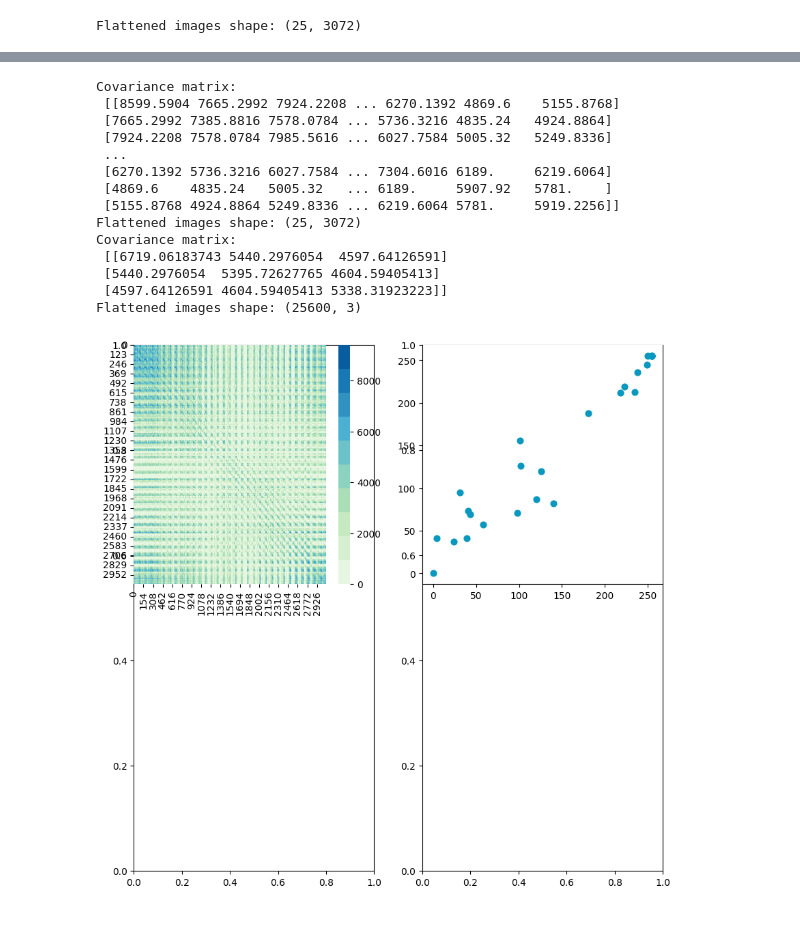
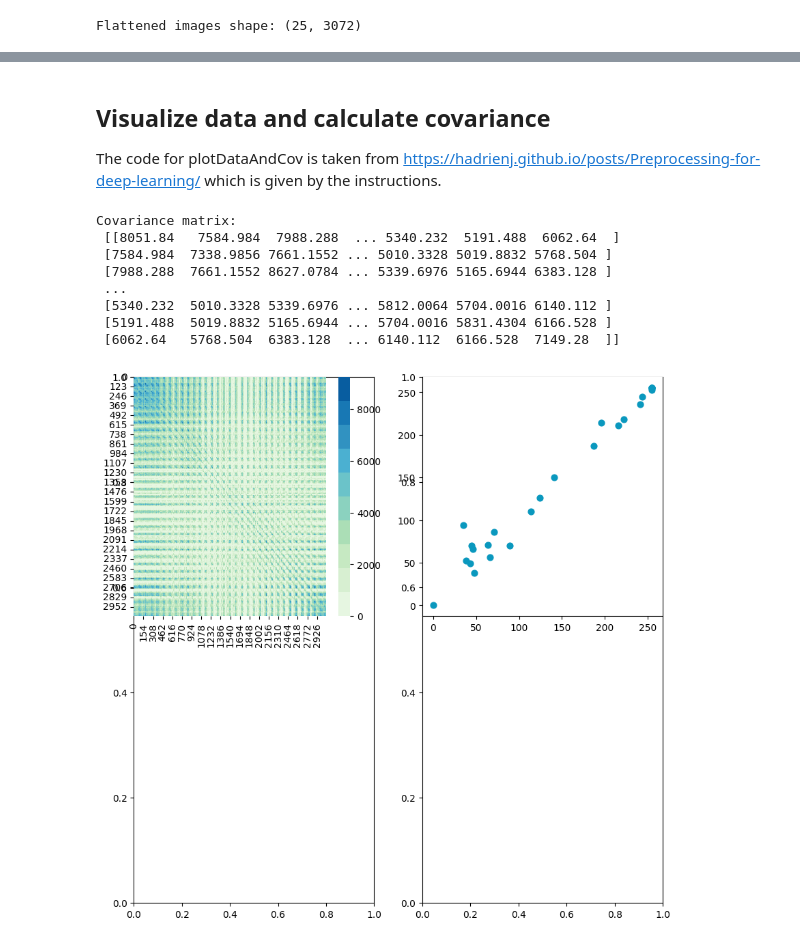
Before and after one commit to samlthelin/d7041e, a Jupyter notebook: Lab1/Samuel_Thelin_LAB1.ipynb, the cells around one changed output, grey strips where cells are left out. Drawn from its saved outputs; the diff is of its cells as text; code cells hidden in the pictures.

```diff
--- a/Lab1/Samuel_Thelin_LAB1.ipynb
+++ b/Lab1/Samuel_Thelin_LAB1.ipynb
@@ -10,5 +17,5 @@ image_size = (32, 32)  # Update to desired resolution
 # %%
-def load_images_cv2(dataset_dir, image_size=(32, 32)):
+def load_images_pillow(dataset_dir, image_size=(32, 32)):
     images = []
     labels = []
     categories = os.listdir(dataset_dir)
@@ -17,14 +24,17 @@ def load_images_cv2(dataset_dir, image_size=(32, 32)):
         if os.path.isdir(category_path):
             for file_name in os.listdir(category_path):
                 img_path = os.path.join(category_path, file_name)
-                img = cv2.imread(img_path)
-                if img is not None:
-                    img = cv2.resize(img, image_size)
-                    images.append(img)
-                    labels.append(category)  # Add the category label
+                try:
+                    with Image.open(img_path) as img:
+                        img = img.convert('RGB')
+                        img = img.resize(image_size)
+                        img_array = np.array(img)
+                        images.append(img_array)
+                        labels.append(category)
+                except Exception as e:
+                    print(f"Error loading image {img_path}: {e}")
     return np.array(images), np.array(labels)
 
-# Load images and labels
-images_array, labels_array = load_images_cv2(dataset_dir, image_size=(32, 32))
+images_array, labels_array = load_images_pillow(dataset_dir, image_size=(32, 32))
 print(f"Loaded {images_array.shape[0]} images with labels {set(labels_array)}")
 # %% [output]
@@ -53,52 +73,45 @@ Flattened images shape: (25, 3072)
+# %% [markdown]
+## Visualize data and calculate covariance
+
+The code for plotDataAndCov is taken from https://hadrienj.github.io/posts/Preprocessing-for-deep-learning/ which is given by the instructions.
 # %%
 import seaborn as sns
 
 def plotDataAndCov(data):
     ACov = np.cov(data, rowvar=False, bias=True)
     print('Covariance matrix:\n', ACov)
 
     fig, ax = plt.subplots(nrows=1, ncols=2)
     fig.set_size_inches(10, 10)
 
     ax0 = plt.subplot(2, 2, 1)
 
-    # Choosing the colors
+    # Choosing the colorus
     cmap = sns.color_palette("GnBu", 10)
     sns.heatmap(ACov, cmap=cmap, vmin=0)
 
     ax1 = plt.subplot(2, 2, 2)
 
-    # data can include the colors
+    # data can include the colours
     if data.shape[1]==3:
         c=data[:,2]
     else:
         c="#0A98BE"
     ax1.scatter(data[:,0], data[:,1], c=c, s=40)
 
     # Remove the top and right axes from the data plot
     ax1.spines['right'].set_visible(False)
     ax1.spines['top'].set_visible(False)
 
-
 # Call with flattened_images
 plotDataAndCov(flattened_images)
-print(f"Flattened images shape: {flattened_images.shape}")
-
-plotDataAndCov(images_array.reshape(-1,3))
-print(f"Flattened images shape: {images_array.reshape(-1,3).shape}")
 # %% [output]
 Covariance matrix:
- [[8599.5904 7665.2992 7924.2208 ... 6270.1392 4869.6    5155.8768]
- [7665.2992 7385.8816 7578.0784 ... 5736.3216 4835.24   4924.8864]
- [7924.2208 7578.0784 7985.5616 ... 6027.7584 5005.32   5249.8336]
+ [[8051.84   7584.984  7988.288  ... 5340.232  5191.488  6062.64  ]
+ [7584.984  7338.9856 7661.1552 ... 5010.3328 5019.8832 5768.504 ]
+ [7988.288  7661.1552 8627.0784 ... 5339.6976 5165.6944 6383.128 ]
  ...
- [6270.1392 5736.3216 6027.7584 ... 7304.6016 6189.     6219.6064]
- [4869.6    4835.24   5005.32   ... 6189.     5907.92   5781.    ]
- [5155.8768 4924.8864 5249.8336 ... 6219.6064 5781.     5919.2256]]
-Flattened images shape: (25, 3072)
-Covariance matrix:
- [[6719.06183743 5440.2976054  4597.64126591]
- [5440.2976054  5395.72627765 4604.59405413]
- [4597.64126591 4604.59405413 5338.31923223]]
-Flattened images shape: (25600, 3)
+ [5340.232  5010.3328 5339.6976 ... 5812.0064 5704.0016 6140.112 ]
+ [5191.488  5019.8832 5165.6944 ... 5704.0016 5831.4304 6166.528 ]
+ [6062.64   5768.504  6383.128  ... 6140.112  6166.528  7149.28  ]]
-[figure, old version]
+[figure, new version]
```
Also changed, not shown: parts of 29 cells of this notebook, 1 other file.
